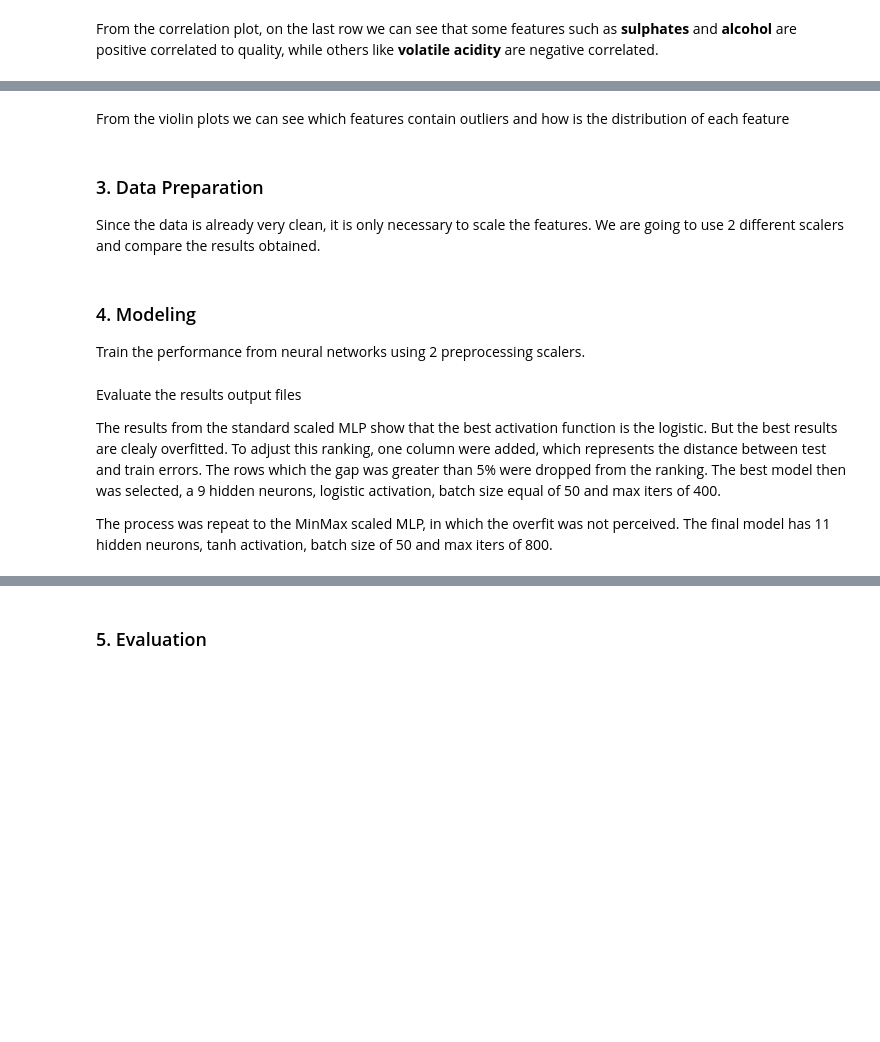
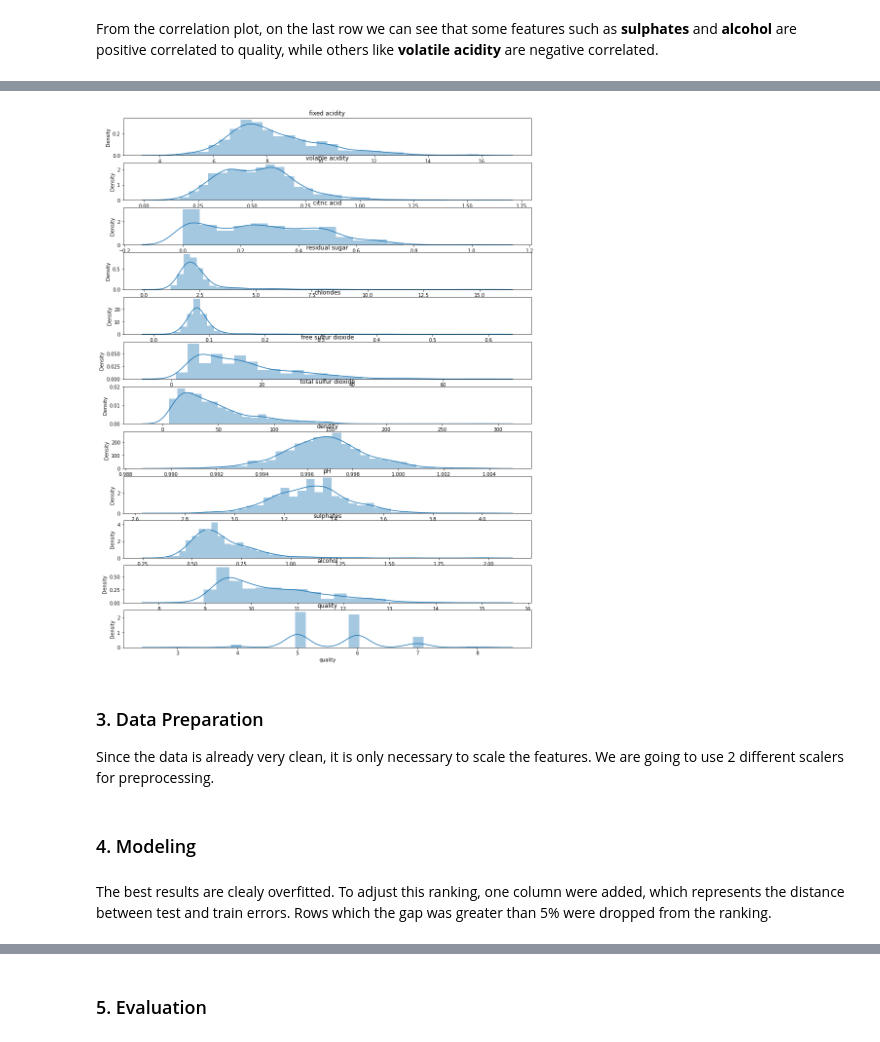
Before and after one commit to rodrigotorn/kaggle-redwine-regression, a Jupyter notebook: pipeline.ipynb, the cells around one changed output, grey strips where cells are left out. Drawn from its saved outputs; the diff is of its cells as text; code cells hidden in the pictures; blank space fills up the shorter version.

```diff
--- a/pipeline.ipynb
+++ b/pipeline.ipynb
@@ -71,14 +107,14 @@ sns.heatmap(corr, mask=mask, cmap=cmap, vmax=.3, center=0,
-# %% [markdown]
-From the violin plots we can see which features contain outliers and how is the distribution of each feature
 # %%
 fig, axes = plt.subplots(12, 1, figsize=(15, 20))
 for count, col in enumerate(train.columns):
-  sns.violinplot(ax=axes[count], data=train[col], orient="h")
+  sns.distplot(train[col], ax=axes[count])
   axes[count].set_title(col)
+# %% [output]
+[figure, added]
 # %% [markdown]
 ### 3. Data Preparation
 
-Since the data is already very clean, it is only necessary to scale the features. We are going to use 2 different scalers and compare the results obtained.
+Since the data is already very clean, it is only necessary to scale the features. We are going to use 2 different scalers for preprocessing.
 # %%
 train_x = train.iloc[:,:-1]
 train_y = train.iloc[:,-1:]
@@ -95,5 +132,3 @@ minmax_train_y = minmax_scaler_y.transform(train_y)
 # %% [markdown]
 ### 4. Modeling
-
-Train the performance from neural networks using 2 preprocessing scalers.
 # %%
@@ -133,6 +162,2 @@ files.download('mlp_minmax_results.csv')
 # %% [markdown]
-Evaluate the results output files
-
-The results from the standard scaled MLP show that the best activation function is the logistic. But the best results are clealy overfitted. To adjust this ranking, one column were added, which represents the distance between test and train errors. The rows which the gap was greater than 5% were dropped from the ranking. The best model then was selected, a 9 hidden neurons, logistic activation, batch size equal of 50 and max iters of 400.
-
-The process was repeat to the MinMax scaled MLP, in which the overfit was not perceived. The final model has 11 hidden neurons, tanh activation, batch size of 50 and max iters of 800.
+The best results are clealy overfitted. To adjust this ranking, one column were added, which represents the distance between test and train errors. Rows which the gap was greater than 5% were dropped from the ranking.
```
Also changed, not shown: parts of 19 cells of this notebook, 5 other files.
